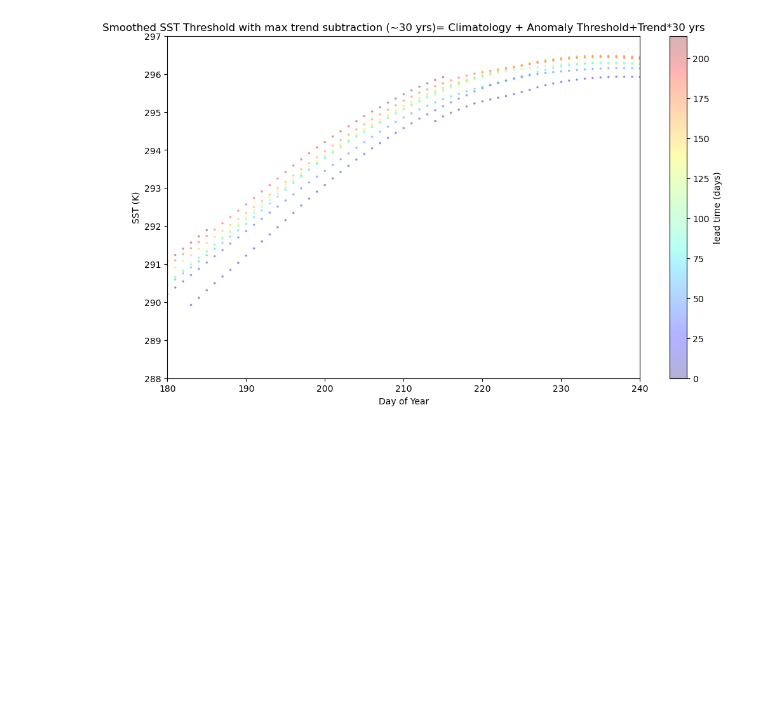
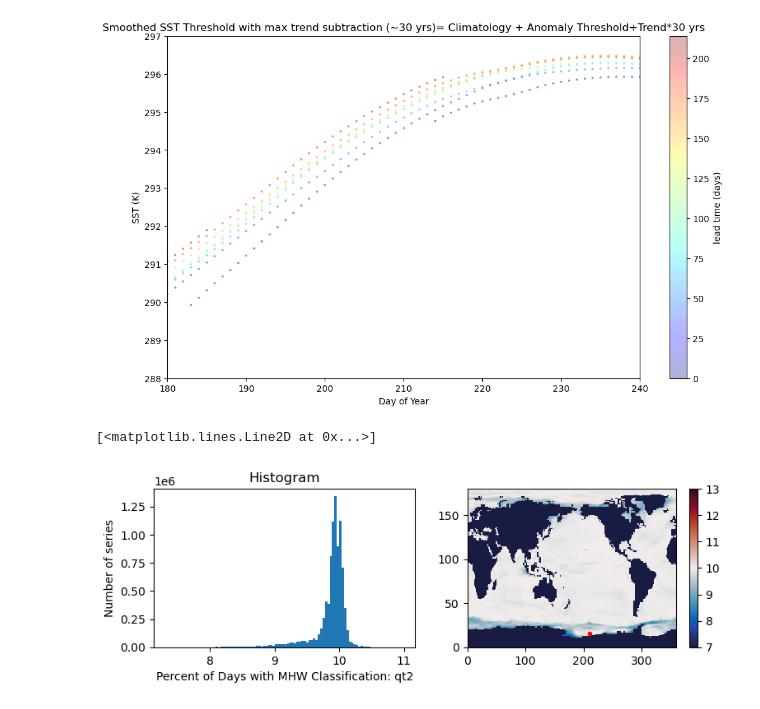
Before and after one commit to e-olson/MHW, a Jupyter notebook: MHW_Forecasts_New/checkSmooth_AllComponents_CompSmoothing.ipynb, the cells around one changed output. Drawn from its saved outputs; the diff is of its cells as text; code cells hidden in the pictures; blank space fills up the shorter version.

```diff
--- a/MHW_Forecasts_New/checkSmooth_AllComponents_CompSmoothing.ipynb
+++ b/MHW_Forecasts_New/checkSmooth_AllComponents_CompSmoothing.ipynb
@@ -390,3 +322,26 @@ fb.close(); fclim.close();
 fthr.close()
 fbS.close(); fclimS.close();
 fthrS.close()
+# %%
+vals=[]
+for ilead in range(0,215):
+    flistMHW=[fnameCanESMMHWDetr(workdir, climyrs[0],climyrs[-1], ilead, yind, qtile,qtvar='qt2') for yind in [0,60,120]]
+    fMHW=xr.open_mfdataset(flistMHW,combine='nested',concat_dim='lat',parallel=True,decode_times=False)
+    vals.append(fMHW.MHW_prob.sum(dim='reftime').values.flatten()/len(fMHW.reftime.values)*100)
+    fMHW.close()
+vals0=np.concatenate(vals,axis=0)
+vals1=np.array(vals).reshape(215,180,360)
+
+fig,ax=plt.subplots(1,2,figsize=(9,2.5))
+ax[0].hist(vals0[vals0>0],100);
+ax[0].set_xlabel('Percent of Days with MHW Classification: qt2')
+ax[0].set_ylabel('Number of series')
+ax[0].set_title('Histogram')
+cm1=cmocean.cm.balance
+cm1.set_bad('gray')
+m=ax[1].pcolormesh(vals1.mean(axis=0),vmin=7,vmax=13,cmap=cm1)
+fig.colorbar(m)
+ax[1].plot(211,16,'r.')
+# %% [output]
+[<matplotlib.lines.Line2D at 0x...>]
+[figure, added]
```
Also changed, not shown: parts of 12 cells of this notebook, 21 other files.
